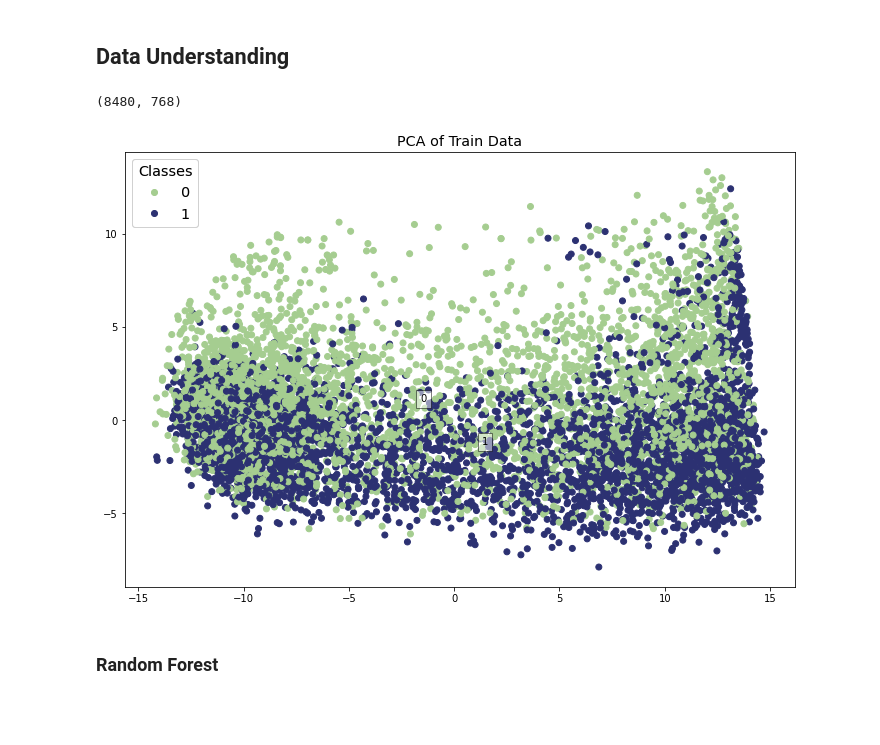
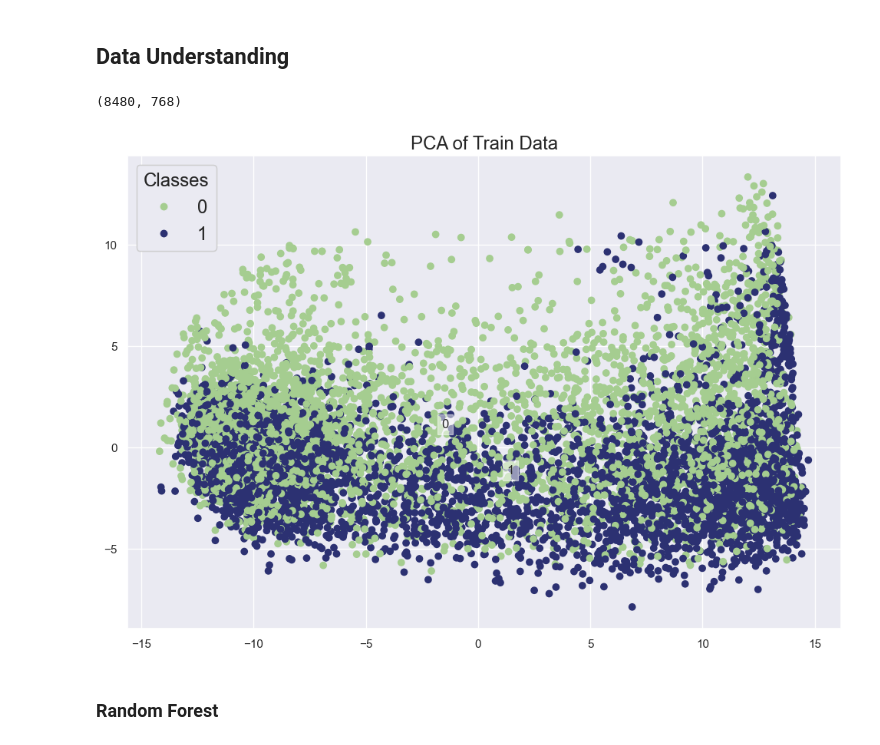
Before and after one commit to lilf4p/hlt-project, a Jupyter notebook: notebook/chunk_classification.ipynb, the cells around one changed output. Drawn from its saved outputs; the diff is of its cells as text; code cells hidden in the pictures; blank space fills up the shorter version.

```diff
--- a/notebook/chunk_classification.ipynb
+++ b/notebook/chunk_classification.ipynb
@@ -30,41 +30,43 @@ from sklearn.model_selection import train_test_split
 from sklearn.metrics import classification_report, f1_score, accuracy_score
 from sklearn.metrics import confusion_matrix
 import numpy as np
+import seaborn as sns
 
-scaler = StandardScaler()
+sns.set_theme()
+
 first_chunk_train = np.array([x[0].numpy() for x in train_dataset.data])
 first_chunk_test = np.array([x[0].numpy() for x in test_dataset.data])
 
 print(first_chunk_train.shape)
 
 pca = PCA(n_components=2)
 xpca = pca.fit_transform(first_chunk_train)
 
 fig = plt.figure(figsize=(12, 8))
 
 # Scatter plot
 scatter = plt.scatter(xpca[:, 0], xpca[:, 1], c=train_dataset.labels, cmap='crest')
 
 # Get legend handles and labels
 legend1 = plt.legend(*scatter.legend_elements(), title="Classes", fontsize = 'x-large', title_fontsize = 'x-large')
 
 # Add legend to the plot
 plt.gca().add_artist(legend1)
 # Get unique class labels
 unique_labels = np.unique(train_dataset.labels)
 # Add custom labels for class 0 and class 1
 for label in unique_labels:
     plt.text(xpca[train_dataset.labels == label, 0].mean(), xpca[train_dataset.labels == label, 1].mean(), str(label),
              horizontalalignment='center',
              verticalalignment='center',
              bbox=dict(facecolor='white', alpha=0.5))
 
 plt.title('PCA of Train Data', fontsize='x-large')
 
 plt.show()
 # %% [output]
 (8480, 768)
-[figure, old version]
+[figure, new version]
 # %% [markdown]
 ### Random Forest
 # %%
```
Also changed, not shown: 4 other files.
